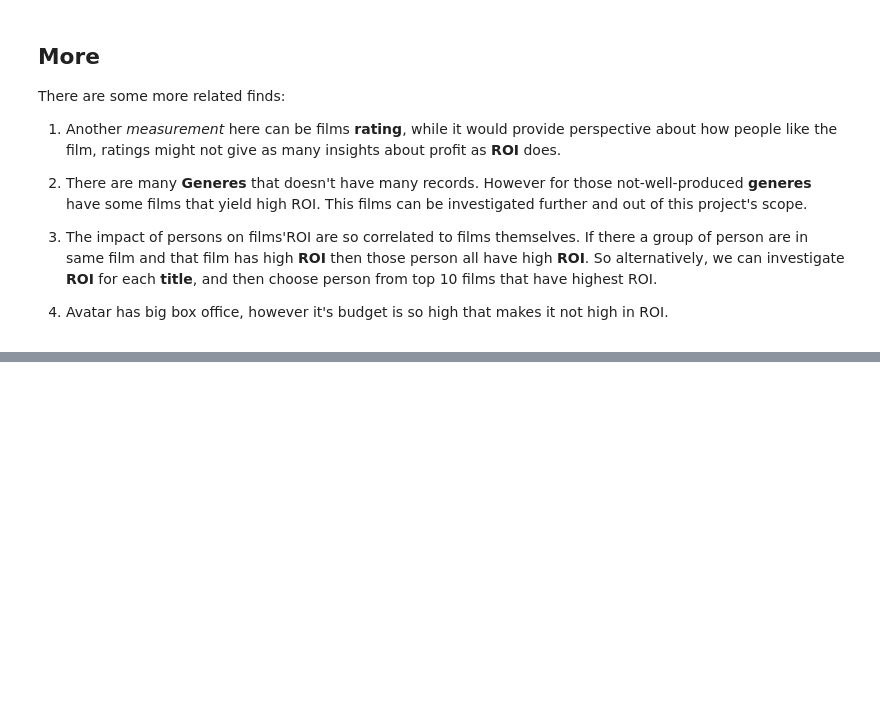
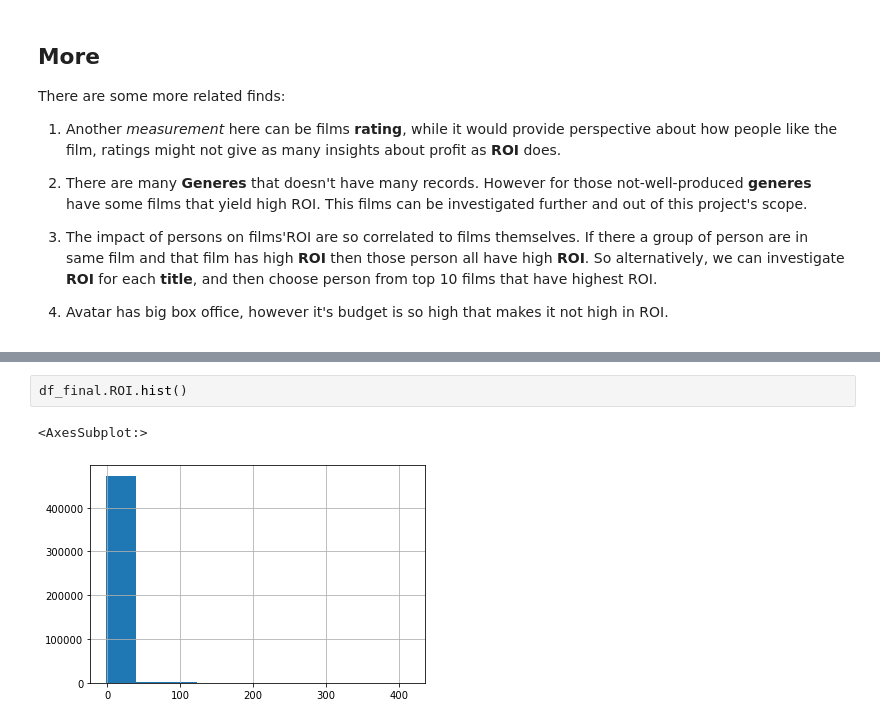
Before and after one commit to foxshakeitoff/MicroSoft_Movie_Analysis, a Jupyter notebook: Notebook.ipynb, the cells around one changed output, grey strips where cells are left out. Saved outputs shown, nothing was run; the diff lists cells and outputs as text; blank space fills up the shorter version.

```diff
--- a/Notebook.ipynb
+++ b/Notebook.ipynb
@@ -634,0 +663,5 @@ There are some more related finds:
+# %%
+df_final.ROI.hist()
+# %% [output]
+<AxesSubplot:>
+[figure, added]
```
Also changed, not shown: parts of 7 cells of this notebook.
